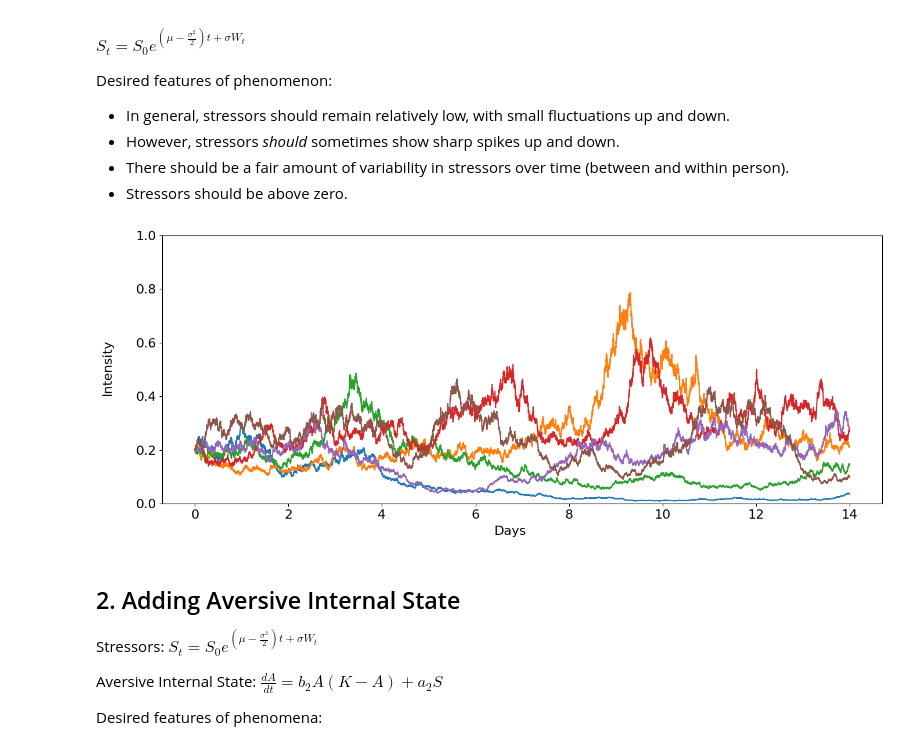
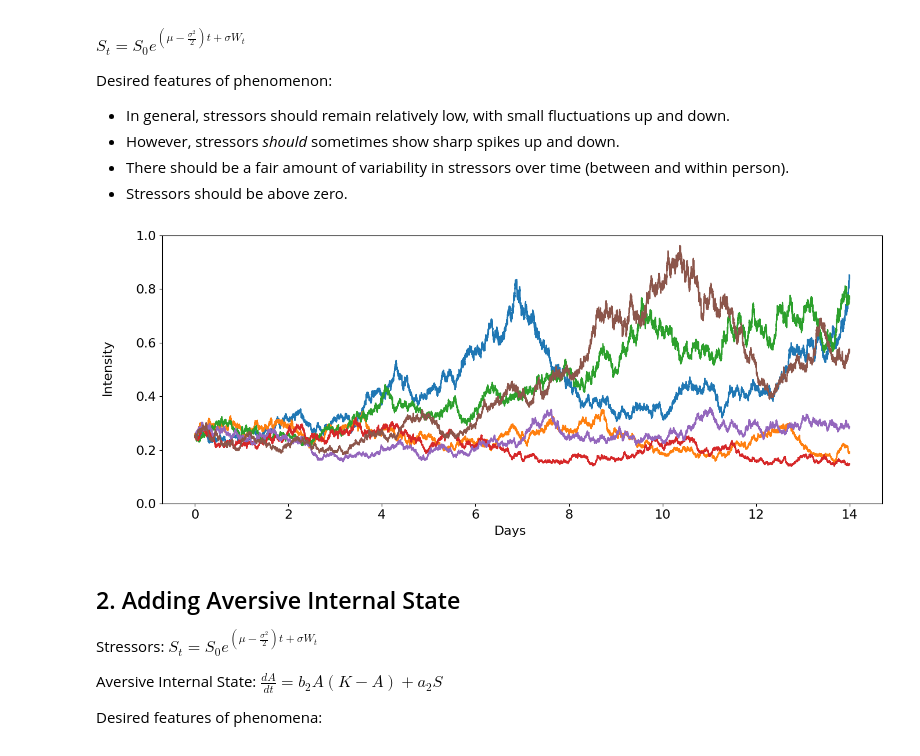
Before and after one commit to ShirleyBWang/math_model_suicide, a Jupyter notebook: suicide_model.ipynb, the cells around one changed output. Drawn from its saved outputs; the diff is of its cells as text; code cells hidden in the pictures.

Commit message:
updating time steps

```diff
--- a/suicide_model.ipynb
+++ b/suicide_model.ipynb
@@ -18,6 +18,7 @@ axis_size = 14
 
 # time and time step
 t, dt = 20160, 0.01
+n_steps = int(round(t / dt))
 # %% [markdown]
 ## Smaller Model: Core Components of the General Escape Theory of Suicide
 
@@ -75,7 +76,7 @@ def geometric_brownian(t, dt, mu, sigma, s0):
         s0: initial value
     '''
 
-    stressor = np.zeros(t)
+    stressor = np.zeros(n_steps)
     stressor[0] = s0
 
     for i in range(0, len(stressor) - 1):
@@ -85,26 +86,28 @@ def geometric_brownian(t, dt, mu, sigma, s0):
 
     return(stressor)
 # %%
-np.random.seed(500)
+np.random.seed(1950)
 
-s0 = 0.2
-sigma = 0.1
-mu = (sigma**2) / 2
-#mu = 0
+s0 = 0.25
+sigma = 0.006
+mu = (sigma ** 2) / 2
+
 
 fig, ax = plt.subplots(1, 1, figsize = (fig_width,fig_height))
+x_days = (np.arange(n_steps) * dt) / 1440.0
+
 for i in range(6):
     stressor = geometric_brownian(t, dt, mu, sigma, s0)
-    ax.plot((np.arange(t)/1440), stressor)
+    ax.plot(x_days, stressor)
     ax.set_ylim([0, 1])
     ax.tick_params(axis='x', labelsize=16)
     ax.tick_params(axis='y', labelsize=16)
 fig.text(0.5, 0.02, 'Days', ha='center', fontsize = 16)
 fig.text(0.06, 0.5, 'Intensity', va='center', rotation='vertical', fontsize = 16)
-#plt.savefig("figures/for_paper/stressor.png", dpi = 300, transparent = True)
+#plt.savefig("figs/stressor.png", dpi = 300, transparent = True)
 plt.show()
 # %% [output]
-[figure, old version]
+[figure, new version]
 # %% [markdown]
 ## 2. Adding Aversive Internal State
 
```
Also changed, not shown: parts of 15 cells of this notebook.
